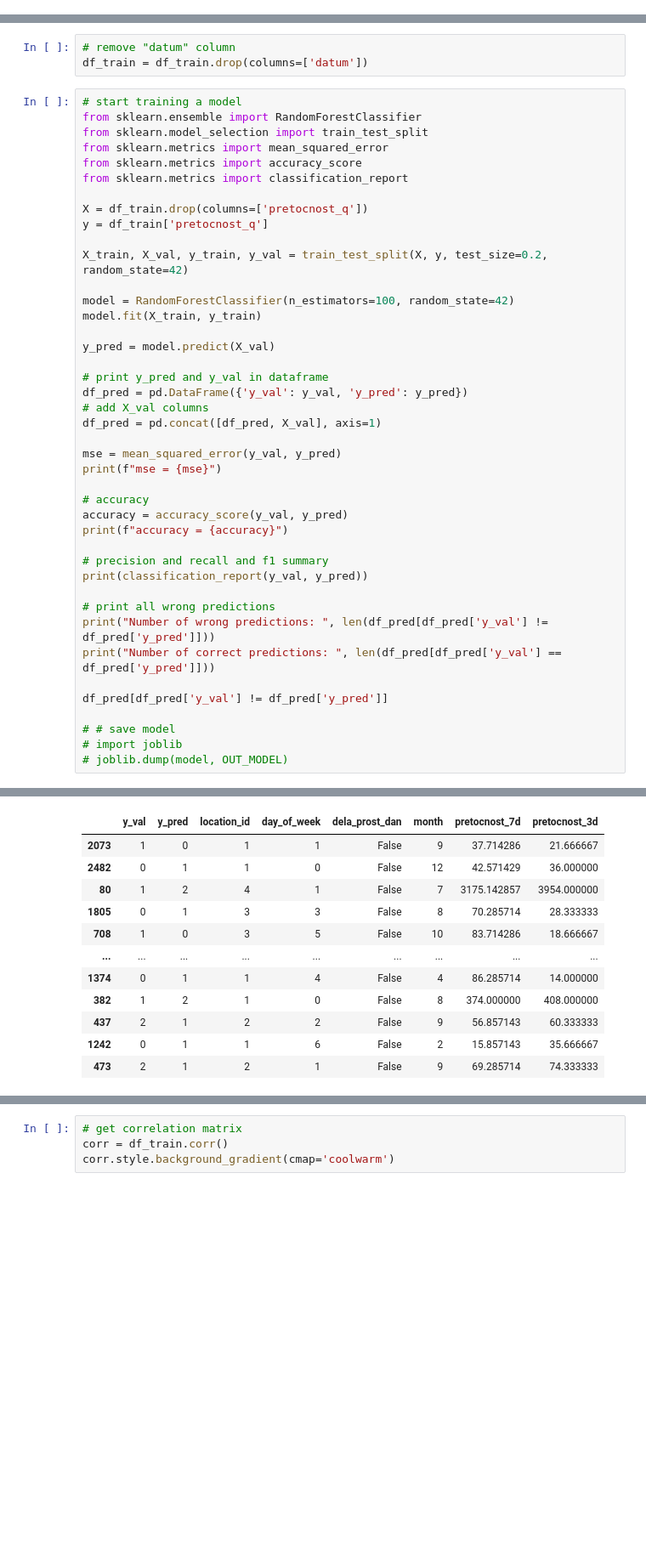
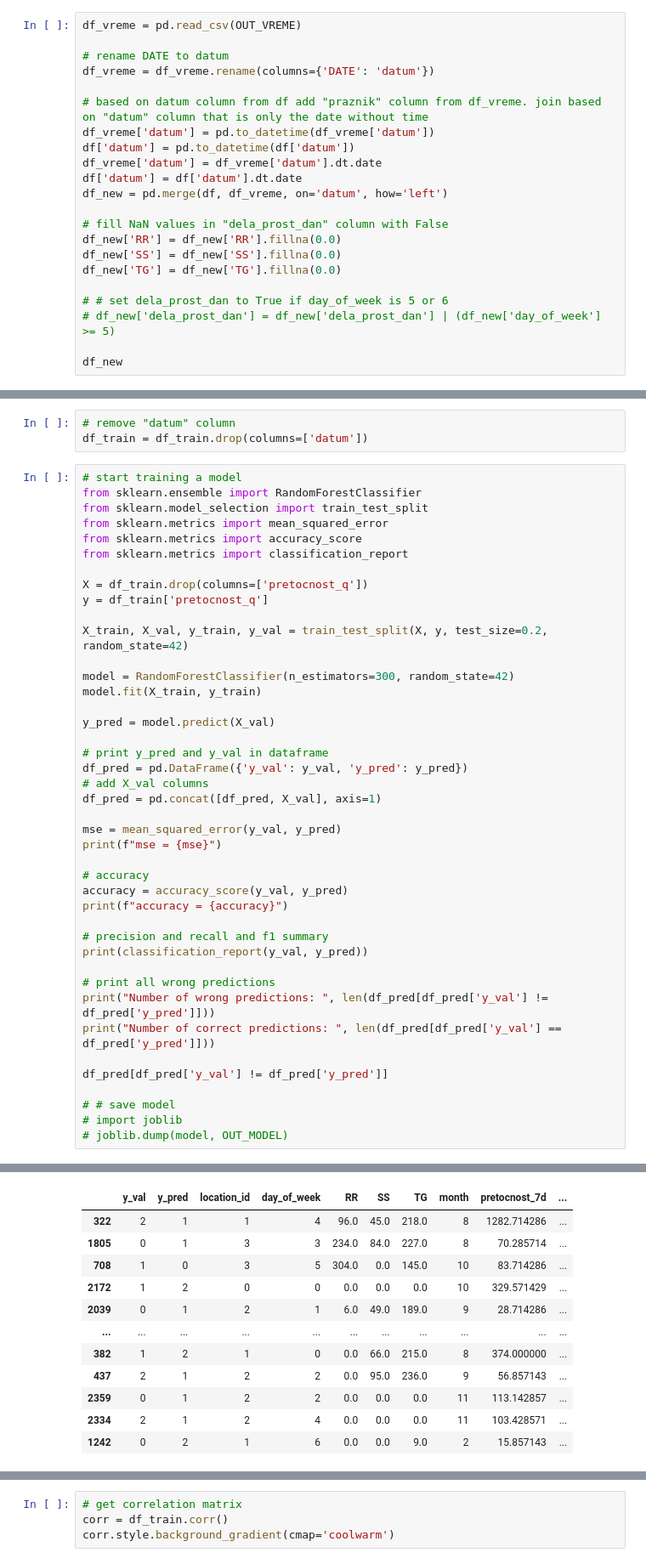
Before and after one commit to timopetric/eestech24, a Jupyter notebook: src/explore-planinstvo.ipynb, the cells around one changed output, grey strips where cells are left out. Shown at 85% size. Drawn from its saved outputs; the diff is of its cells as text; blank space fills up the shorter version.

```diff
--- a/src/explore-planinstvo.ipynb
+++ b/src/explore-planinstvo.ipynb
@@ -137,0 +140,22 @@ df_new
+# %%
+df_vreme = pd.read_csv(OUT_VREME)
+
+# rename DATE to datum
+df_vreme = df_vreme.rename(columns={'DATE': 'datum'})
+
+# based on datum column from df add "praznik" column from df_vreme. join based on "datum" column that is only the date without time
+df_vreme['datum'] = pd.to_datetime(df_vreme['datum'])
+df['datum'] = pd.to_datetime(df['datum'])
+df_vreme['datum'] = df_vreme['datum'].dt.date
+df['datum'] = df['datum'].dt.date
+df_new = pd.merge(df, df_vreme, on='datum', how='left')
+
+# fill NaN values in "dela_prost_dan" column with False
+df_new['RR'] = df_new['RR'].fillna(0.0)
+df_new['SS'] = df_new['SS'].fillna(0.0)
+df_new['TG'] = df_new['TG'].fillna(0.0)
+
+# # set dela_prost_dan to True if day_of_week is 5 or 6
+# df_new['dela_prost_dan'] = df_new['dela_prost_dan'] | (df_new['day_of_week'] >= 5)
+
+df_new
@@ -254,7 +292,7 @@ y = df_train['pretocnost_q']
 
 X_train, X_val, y_train, y_val = train_test_split(X, y, test_size=0.2, random_state=42)
 
-model = RandomForestClassifier(n_estimators=100, random_state=42)
+model = RandomForestClassifier(n_estimators=300, random_state=42)
 model.fit(X_train, y_train)
 
 y_pred = model.predict(X_val)
@@ -301,12 +339,12 @@ Number of correct predictions:  370
-|  | y_val | y_pred | location_id | day_of_week | dela_prost_dan | month | pretocnost_7d | pretocnost_3d |
-| 2073 | 1 | 0 | 1 | 1 | False | 9 | 37.714286 | 21.666667 |
-| 2482 | 0 | 1 | 1 | 0 | False | 12 | 42.571429 | 36.000000 |
-| 80 | 1 | 2 | 4 | 1 | False | 7 | 3175.142857 | 3954.000000 |
-| 1805 | 0 | 1 | 3 | 3 | False | 8 | 70.285714 | 28.333333 |
-| 708 | 1 | 0 | 3 | 5 | False | 10 | 83.714286 | 18.666667 |
-| ... | ... | ... | ... | ... | ... | ... | ... | ... |
-| 1374 | 0 | 1 | 1 | 4 | False | 4 | 86.285714 | 14.000000 |
-| 382 | 1 | 2 | 1 | 0 | False | 8 | 374.000000 | 408.000000 |
-| 437 | 2 | 1 | 2 | 2 | False | 9 | 56.857143 | 60.333333 |
-| 1242 | 0 | 1 | 1 | 6 | False | 2 | 15.857143 | 35.666667 |
-| 473 | 2 | 1 | 2 | 1 | False | 9 | 69.285714 | 74.333333 |
+|  | y_val | y_pred | location_id | day_of_week | RR | SS | TG | month | pretocnost_7d | ... |
+| 322 | 2 | 1 | 1 | 4 | 96.0 | 45.0 | 218.0 | 8 | 1282.714286 | ... |
+| 1805 | 0 | 1 | 3 | 3 | 234.0 | 84.0 | 227.0 | 8 | 70.285714 | ... |
+| 708 | 1 | 0 | 3 | 5 | 304.0 | 0.0 | 145.0 | 10 | 83.714286 | ... |
+| 2172 | 1 | 2 | 0 | 0 | 0.0 | 0.0 | 0.0 | 10 | 329.571429 | ... |
+| 2039 | 0 | 1 | 2 | 1 | 6.0 | 49.0 | 189.0 | 9 | 28.714286 | ... |
+| ... | ... | ... | ... | ... | ... | ... | ... | ... | ... | ... |
+| 382 | 1 | 2 | 1 | 0 | 0.0 | 66.0 | 215.0 | 8 | 374.000000 | ... |
+| 437 | 2 | 1 | 2 | 2 | 0.0 | 95.0 | 236.0 | 9 | 56.857143 | ... |
+| 2359 | 0 | 1 | 2 | 2 | 0.0 | 0.0 | 0.0 | 11 | 113.142857 | ... |
+| 2334 | 2 | 1 | 2 | 4 | 0.0 | 0.0 | 0.0 | 11 | 103.428571 | ... |
+| 1242 | 0 | 2 | 1 | 6 | 0.0 | 0.0 | 9.0 | 2 | 15.857143 | ... |
```
Also changed, not shown: parts of 9 cells of this notebook, 1 other file.
